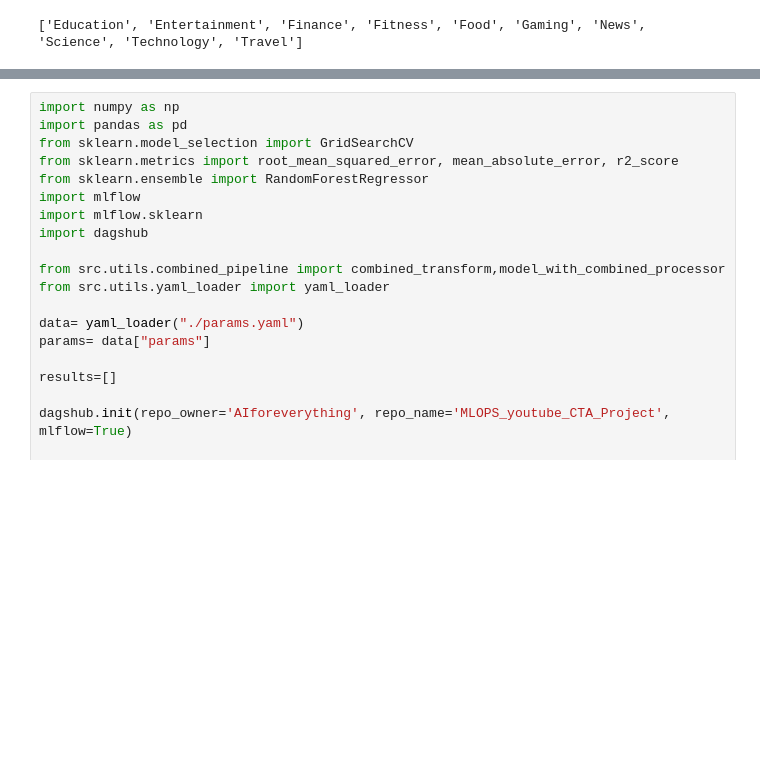
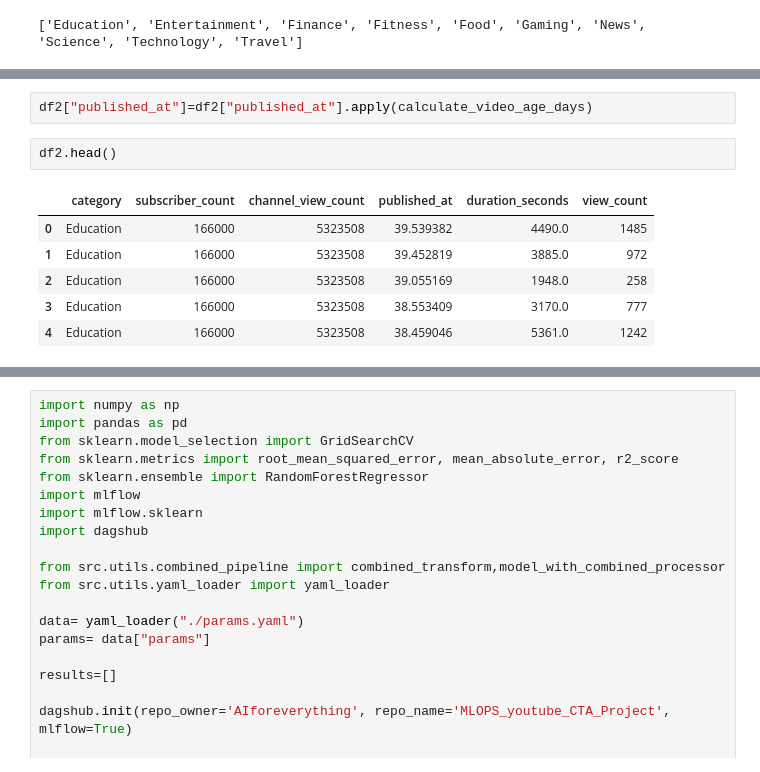
Before and after one commit to AIforeverything/MLOPS_youtube_CTA_Project, a Jupyter notebook: notebooks/experiment4.ipynb, the cells around one changed output, grey strips where cells are left out. Drawn from its saved outputs; the diff is of its cells as text; blank space fills up the shorter version.

```diff
--- a/notebooks/experiment4.ipynb
+++ b/notebooks/experiment4.ipynb
@@ -77,0 +90,11 @@ percent of null values removed:  0.06027122049221497
+# %%
+df2["published_at"]=df2["published_at"].apply(calculate_video_age_days)
+# %%
+df2.head()
+# %% [output]
+|  | category | subscriber_count | channel_view_count | published_at | duration_seconds | view_count |
+| 0 | Education | 166000 | 5323508 | 39.539382 | 4490.0 | 1485 |
+| 1 | Education | 166000 | 5323508 | 39.452819 | 3885.0 | 972 |
+| 2 | Education | 166000 | 5323508 | 39.055169 | 1948.0 | 258 |
+| 3 | Education | 166000 | 5323508 | 38.553409 | 3170.0 | 777 |
+| 4 | Education | 166000 | 5323508 | 38.459046 | 5361.0 | 1242 |
```
Also changed, not shown: parts of 18 cells of this notebook, 4 other files.
